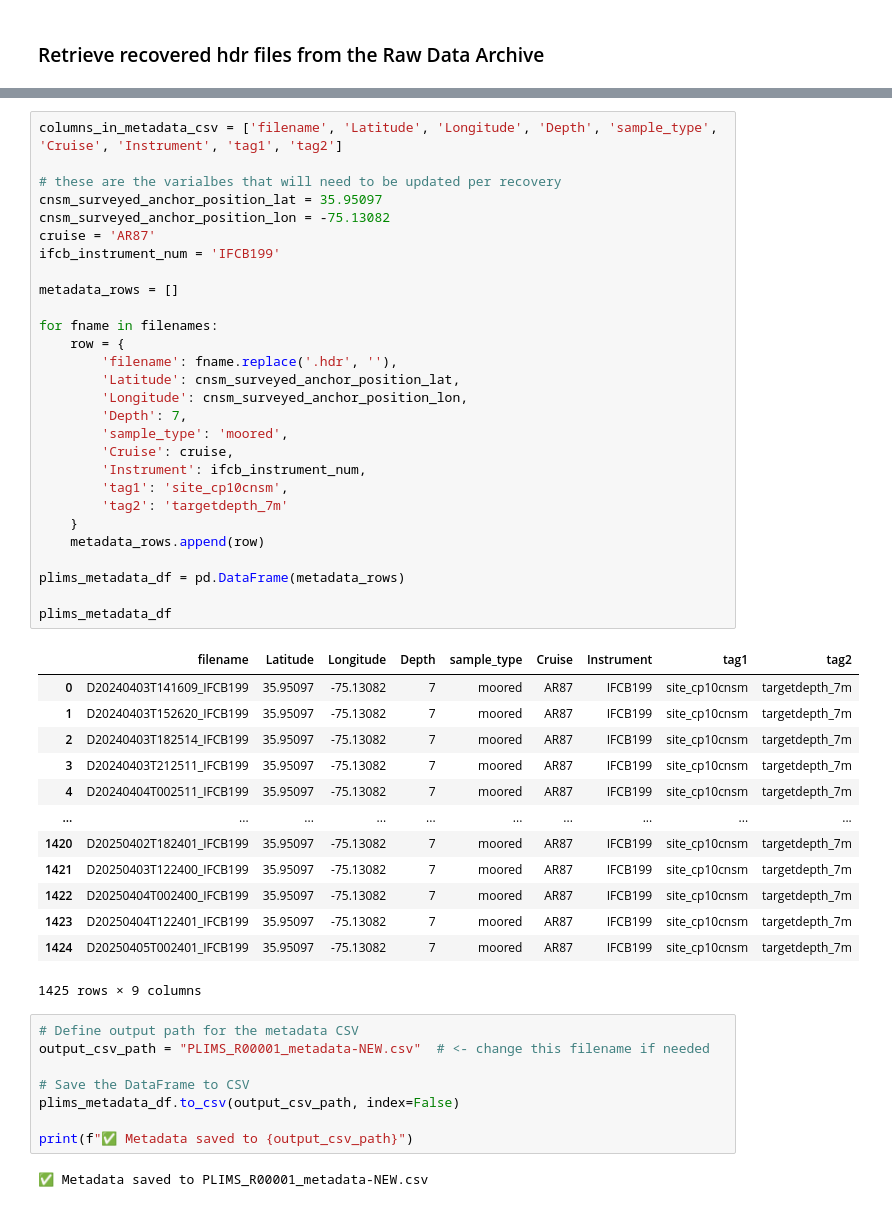
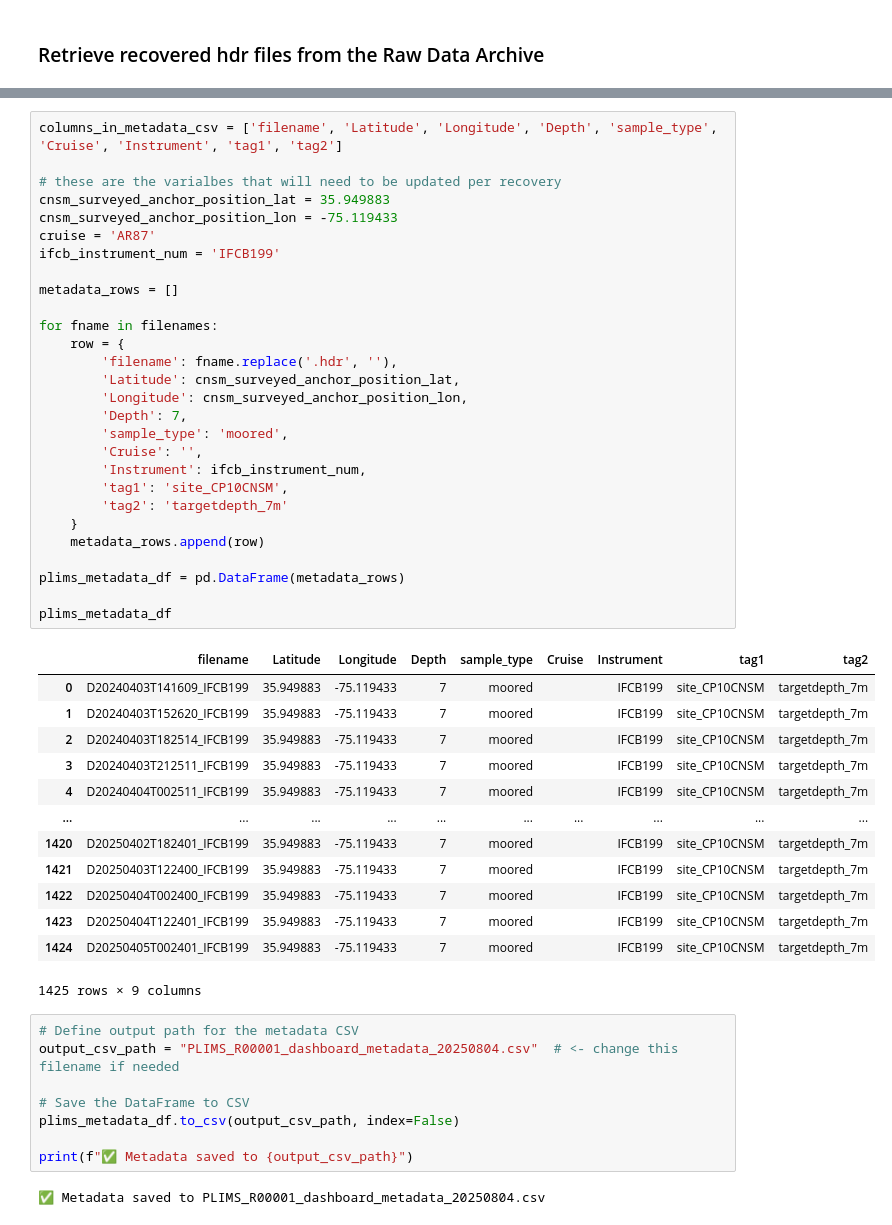
Before and after one commit to sauuyer/ifcb-parsing-processing, a Jupyter notebook: IFCB_Log_Notebooks/IFCB_Dashboard_Metadata_CSV_moored.ipynb, the cells around one changed output, grey strips where cells are left out. Drawn from its saved outputs; the diff is of its cells as text.

Commit message:
Updated code in jupyter notebooks that create dashboard metadata

```diff
--- a/IFCB_Log_Notebooks/IFCB_Dashboard_Metadata_CSV_moored.ipynb
+++ b/IFCB_Log_Notebooks/IFCB_Dashboard_Metadata_CSV_moored.ipynb
@@ -72,52 +72,52 @@ print("✅ All .hdr files downloaded.")
 # %%
 columns_in_metadata_csv = ['filename', 'Latitude', 'Longitude', 'Depth', 'sample_type', 'Cruise', 'Instrument', 'tag1', 'tag2']
 
 # these are the varialbes that will need to be updated per recovery
-cnsm_surveyed_anchor_position_lat = 35.95097
-cnsm_surveyed_anchor_position_lon = -75.13082
+cnsm_surveyed_anchor_position_lat = 35.949883
+cnsm_surveyed_anchor_position_lon = -75.119433
 cruise = 'AR87'
 ifcb_instrument_num = 'IFCB199'
 
 metadata_rows = []
 
 for fname in filenames:
     row = {
         'filename': fname.replace('.hdr', ''),
         'Latitude': cnsm_surveyed_anchor_position_lat,
         'Longitude': cnsm_surveyed_anchor_position_lon,
         'Depth': 7,
         'sample_type': 'moored',
-        'Cruise': cruise,
+        'Cruise': '',
         'Instrument': ifcb_instrument_num,
-        'tag1': 'site_cp10cnsm',
+        'tag1': 'site_CP10CNSM',
         'tag2': 'targetdepth_7m'
     }
     metadata_rows.append(row)
 
 plims_metadata_df = pd.DataFrame(metadata_rows)
 
 plims_metadata_df
 # %% [output]
 |  | filename | Latitude | Longitude | Depth | sample_type | Cruise | Instrument | tag1 | tag2 |
-| 0 | D20240403T141609_IFCB199 | 35.95097 | -75.13082 | 7 | moored | AR87 | IFCB199 | site_cp10cnsm | targetdepth_7m |
-| 1 | D20240403T152620_IFCB199 | 35.95097 | -75.13082 | 7 | moored | AR87 | IFCB199 | site_cp10cnsm | targetdepth_7m |
-| 2 | D20240403T182514_IFCB199 | 35.95097 | -75.13082 | 7 | moored | AR87 | IFCB199 | site_cp10cnsm | targetdepth_7m |
-| 3 | D20240403T212511_IFCB199 | 35.95097 | -75.13082 | 7 | moored | AR87 | IFCB199 | site_cp10cnsm | targetdepth_7m |
-| 4 | D20240404T002511_IFCB199 | 35.95097 | -75.13082 | 7 | moored | AR87 | IFCB199 | site_cp10cnsm | targetdepth_7m |
+| 0 | D20240403T141609_IFCB199 | 35.949883 | -75.119433 | 7 | moored |  | IFCB199 | site_CP10CNSM | targetdepth_7m |
+| 1 | D20240403T152620_IFCB199 | 35.949883 | -75.119433 | 7 | moored |  | IFCB199 | site_CP10CNSM | targetdepth_7m |
+| 2 | D20240403T182514_IFCB199 | 35.949883 | -75.119433 | 7 | moored |  | IFCB199 | site_CP10CNSM | targetdepth_7m |
+| 3 | D20240403T212511_IFCB199 | 35.949883 | -75.119433 | 7 | moored |  | IFCB199 | site_CP10CNSM | targetdepth_7m |
+| 4 | D20240404T002511_IFCB199 | 35.949883 | -75.119433 | 7 | moored |  | IFCB199 | site_CP10CNSM | targetdepth_7m |
 | ... | ... | ... | ... | ... | ... | ... | ... | ... | ... |
-| 1420 | D20250402T182401_IFCB199 | 35.95097 | -75.13082 | 7 | moored | AR87 | IFCB199 | site_cp10cnsm | targetdepth_7m |
-| 1421 | D20250403T122400_IFCB199 | 35.95097 | -75.13082 | 7 | moored | AR87 | IFCB199 | site_cp10cnsm | targetdepth_7m |
-| 1422 | D20250404T002400_IFCB199 | 35.95097 | -75.13082 | 7 | moored | AR87 | IFCB199 | site_cp10cnsm | targetdepth_7m |
-| 1423 | D20250404T122401_IFCB199 | 35.95097 | -75.13082 | 7 | moored | AR87 | IFCB199 | site_cp10cnsm | targetdepth_7m |
-| 1424 | D20250405T002401_IFCB199 | 35.95097 | -75.13082 | 7 | moored | AR87 | IFCB199 | site_cp10cnsm | targetdepth_7m |
+| 1420 | D20250402T182401_IFCB199 | 35.949883 | -75.119433 | 7 | moored |  | IFCB199 | site_CP10CNSM | targetdepth_7m |
+| 1421 | D20250403T122400_IFCB199 | 35.949883 | -75.119433 | 7 | moored |  | IFCB199 | site_CP10CNSM | targetdepth_7m |
+| 1422 | D20250404T002400_IFCB199 | 35.949883 | -75.119433 | 7 | moored |  | IFCB199 | site_CP10CNSM | targetdepth_7m |
+| 1423 | D20250404T122401_IFCB199 | 35.949883 | -75.119433 | 7 | moored |  | IFCB199 | site_CP10CNSM | targetdepth_7m |
+| 1424 | D20250405T002401_IFCB199 | 35.949883 | -75.119433 | 7 | moored |  | IFCB199 | site_CP10CNSM | targetdepth_7m |
 1425 rows × 9 columns
 # %%
 # Define output path for the metadata CSV
-output_csv_path = "PLIMS_R00001_metadata-NEW.csv"  # <- change this filename if needed
+output_csv_path = "PLIMS_R00001_dashboard_metadata_20250804.csv"  # <- change this filename if needed
 
 # Save the DataFrame to CSV
 plims_metadata_df.to_csv(output_csv_path, index=False)
 
 print(f"✅ Metadata saved to {output_csv_path}")
 # %% [output]
-✅ Metadata saved to PLIMS_R00001_metadata-NEW.csv
+✅ Metadata saved to PLIMS_R00001_dashboard_metadata_20250804.csv
```
